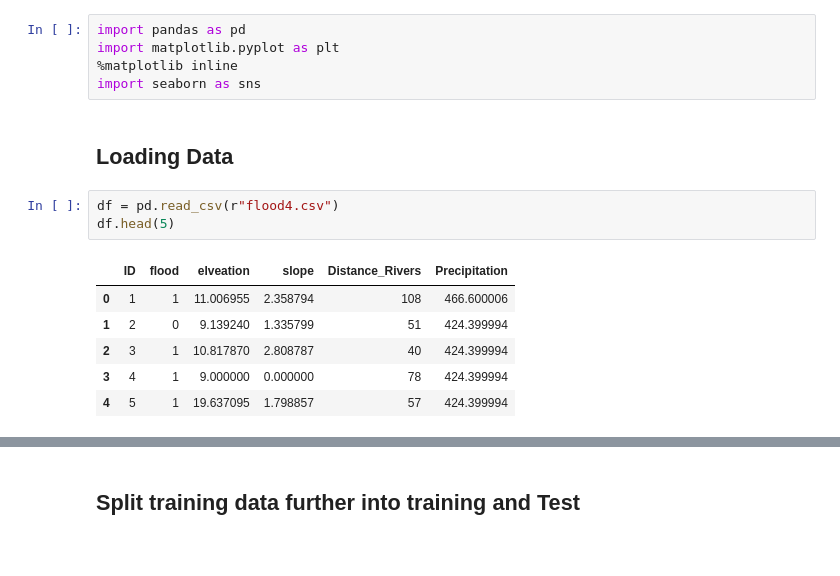
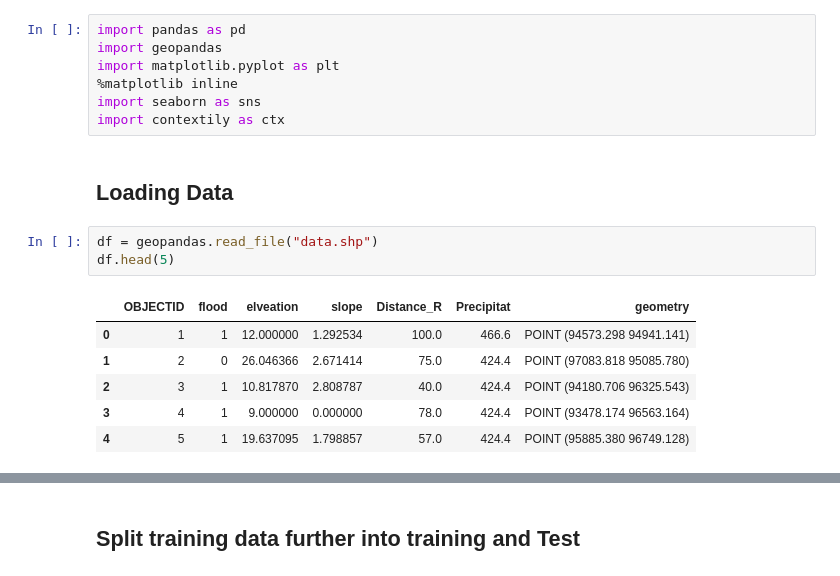
Before and after one commit to msiam14/ML-GIS-flood-prone, a Jupyter notebook: Flood.ipynb, the cells around one changed output, grey strips where cells are left out. Cells and saved outputs as stored; diff of their text form.

```diff
--- a/Flood.ipynb
+++ b/Flood.ipynb
@@ -1,17 +1,19 @@
 # %%
 import pandas as pd
+import geopandas
 import matplotlib.pyplot as plt
 %matplotlib inline
 import seaborn as sns
+import contextily as ctx
 # %% [markdown]
 ## Loading Data
 # %%
-df = pd.read_csv(r"flood4.csv")
+df = geopandas.read_file("data.shp")
 df.head(5)
 # %% [output]
-|  | ID | flood | elveation | slope | Distance_Rivers | Precipitation |
-| 0 | 1 | 1 | 11.006955 | 2.358794 | 108 | 466.600006 |
-| 1 | 2 | 0 | 9.139240 | 1.335799 | 51 | 424.399994 |
-| 2 | 3 | 1 | 10.817870 | 2.808787 | 40 | 424.399994 |
-| 3 | 4 | 1 | 9.000000 | 0.000000 | 78 | 424.399994 |
-| 4 | 5 | 1 | 19.637095 | 1.798857 | 57 | 424.399994 |
+|  | OBJECTID | flood | elveation | slope | Distance_R | Precipitat | geometry |
+| 0 | 1 | 1 | 12.000000 | 1.292534 | 100.0 | 466.6 | POINT (94573.298 94941.141) |
+| 1 | 2 | 0 | 26.046366 | 2.671414 | 75.0 | 424.4 | POINT (97083.818 95085.780) |
+| 2 | 3 | 1 | 10.817870 | 2.808787 | 40.0 | 424.4 | POINT (94180.706 96325.543) |
+| 3 | 4 | 1 | 9.000000 | 0.000000 | 78.0 | 424.4 | POINT (93478.174 96563.164) |
+| 4 | 5 | 1 | 19.637095 | 1.798857 | 57.0 | 424.4 | POINT (95885.380 96749.128) |
```
Also changed, not shown: parts of 28 cells of this notebook.
